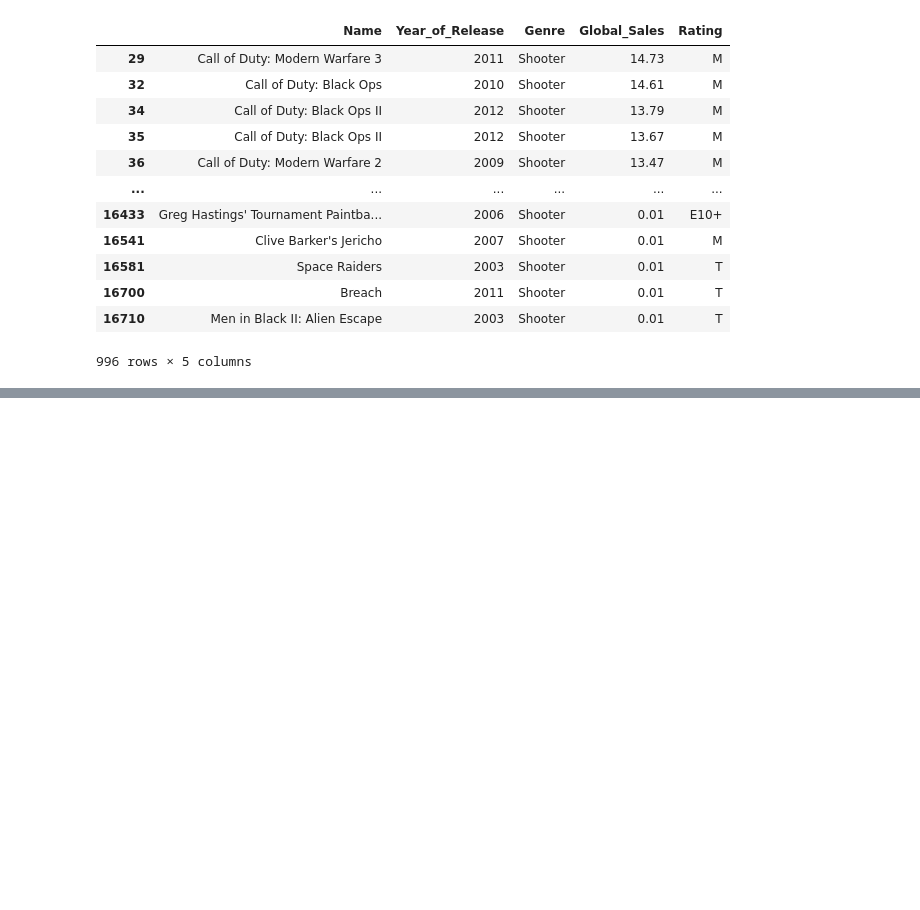
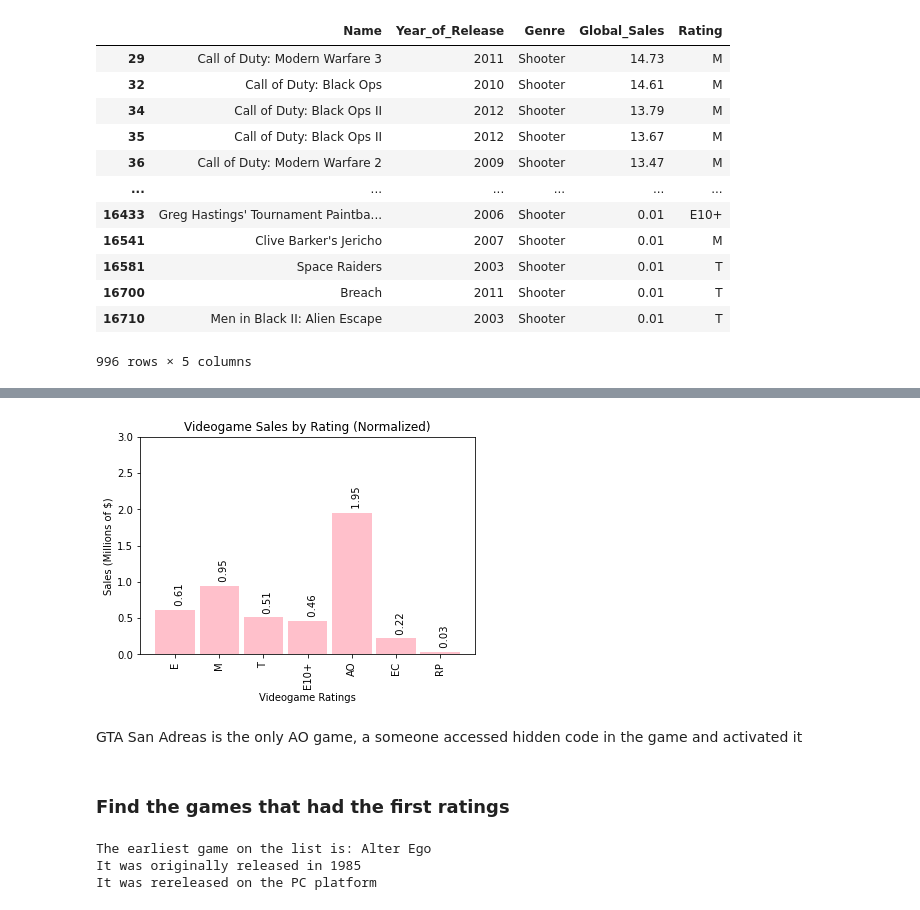
Before and after one commit to jacintoi/course-project-group_1019, a Jupyter notebook: analysis/Eduardo/Milestone 2/Eduardo_EDA.ipynb, the cells around one changed output, grey strips where cells are left out. Cells and saved outputs as stored; diff of their text form; code cells hidden in the pictures; blank space fills up the shorter version.

```diff
--- a/analysis/Eduardo/Milestone 2/Eduardo_EDA.ipynb
+++ b/analysis/Eduardo/Milestone 2/Eduardo_EDA.ipynb
@@ -355,0 +513,43 @@ Shooter Games:
+# %%
+# Genres vs sales bar chart
+
+indicies = list(range(len(Videogame_Ratings)))
+barpositions = list(range(len(Videogame_Ratings)))
+y = list(normalized_rating_sales.values())
+labels = list(normalized_rating_sales.keys())
+
+# Setting up the plot here
+
+# Plot the x and y at a bar thickness of 0.9
+plt.bar(barpositions, y, 0.9, color='pink')
+axes = plt.gca()
+axes.set_ylim([0,3.0])
+plt.title('Videogame Sales by Rating (Normalized)')
+plt.xlabel('Videogame Ratings')
+plt.ylabel('Sales (Millions of $)')
+plt.xticks(barpositions, labels, rotation='vertical')
+for index in range(len(y)):
+    plt.text(barpositions[index], y[index], '  ' + str(y[index]), rotation='vertical')
+
+
+# Show the plot
+plt.show()
+# %% [output]
+[figure, added]
+# %% [markdown]
+GTA San Adreas is the only AO game, a someone accessed hidden code in the game and activated it
+# %% [markdown]
+### Find the games that had the first ratings
+# %%
+
+min_year_index = dataclean[['Year_of_Release']].idxmin()
+min_year_game = dataclean['Name'][min_year_index].item()
+min_year_platform = rawdata['Platform'][min_year_index].item()
+
+print('The earliest game on the list is:', min_year_game)
+print('It was originally released in', dataclean['Year_of_Release'].min())
+print('It was rereleased on the', min_year_platform, 'platform')
+# %% [output]
+The earliest game on the list is: Alter Ego
+It was originally released in 1985
+It was rereleased on the PC platform
```
Also changed, not shown: parts of 20 cells of this notebook.
